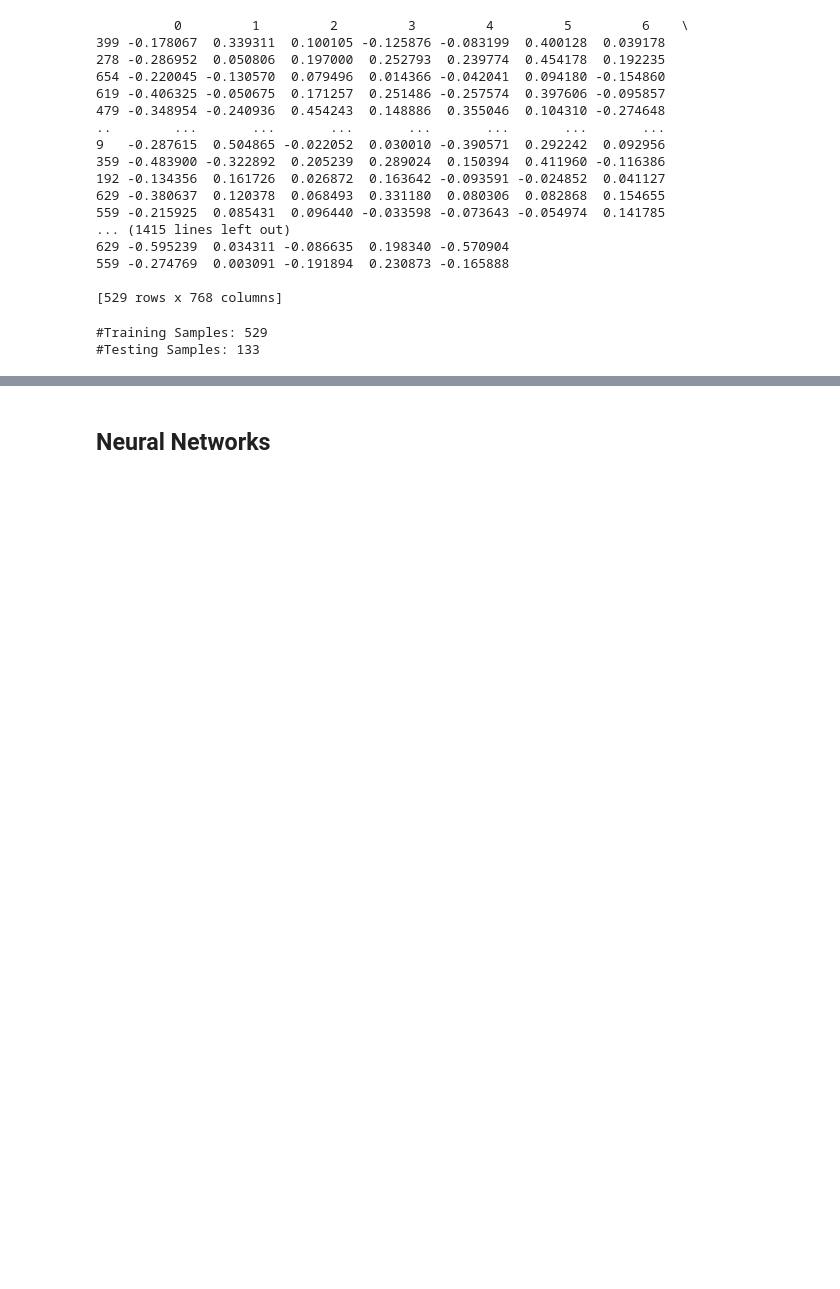
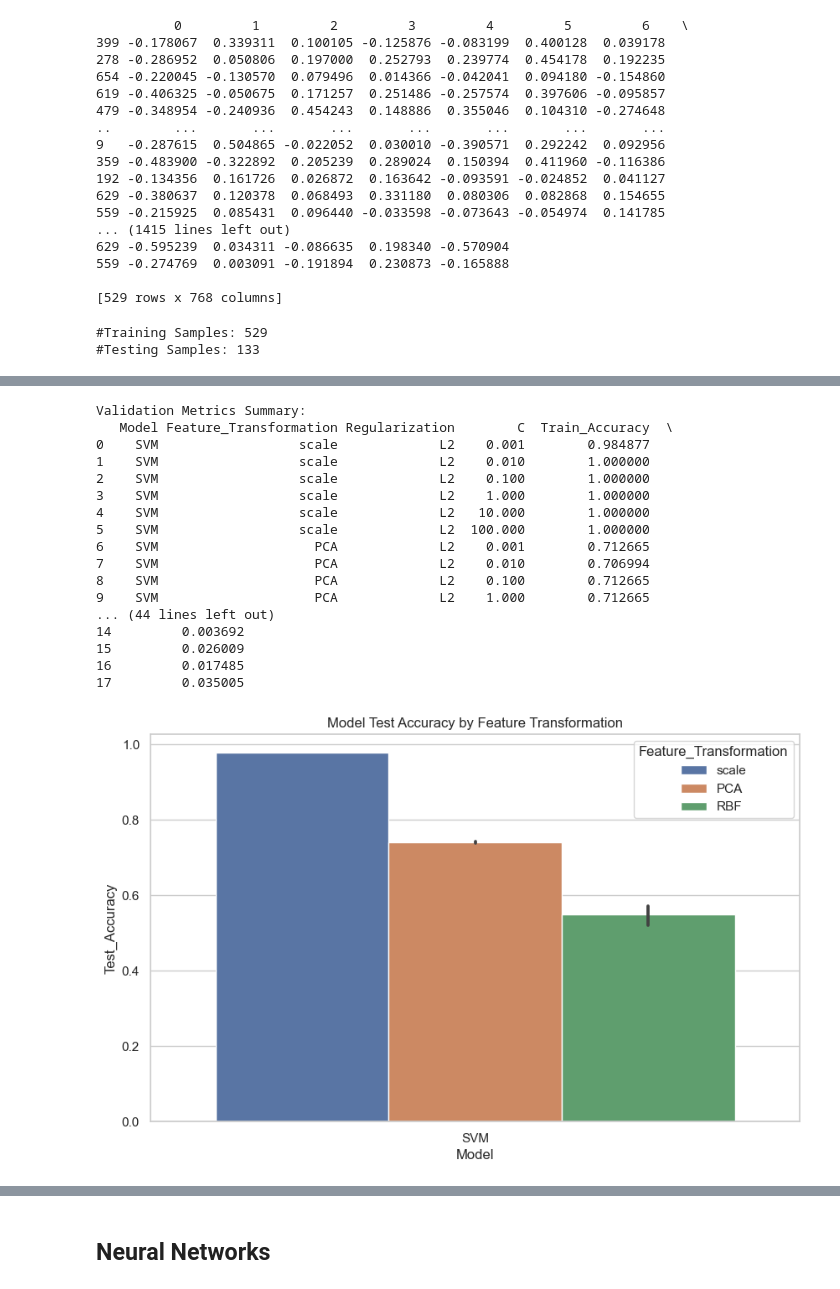
Before and after one commit to qianxichen233/CS-UY-4563-project, a Jupyter notebook: main.ipynb, the cells around one changed output, grey strips where cells are left out. Saved outputs shown, nothing was run; the diff lists cells and outputs as text; code cells hidden in the pictures; blank space fills up the shorter version.

Commit message:
add more graphs

```diff
--- a/main.ipynb
+++ b/main.ipynb
@@ -286,0 +567,37 @@ ROC AUC: 0.9908
+# %%
+def display_results():
+    results_df = pd.DataFrame(results)
+    print("Validation Metrics Summary:")
+    print(results_df)
+    print("\n")
+    # Save results to a CSV for future analysis
+    results_df.to_csv("validation_metrics_with_train.csv", index=False)
+    return results_df
+
+results_df = display_results()
+
+# Optional: Plot metrics for analysis
+sns.set(style="whitegrid")
+plt.figure(figsize=(10, 6))
+sns.barplot(data=results_df, x="Model", y="Test_Accuracy", hue="Feature_Transformation")
+plt.title("Model Test Accuracy by Feature Transformation")
+plt.show()
+# %% [output]
+Validation Metrics Summary:
+   Model Feature_Transformation Regularization        C  Train_Accuracy  \
+0    SVM                  scale             L2    0.001        0.984877
+1    SVM                  scale             L2    0.010        1.000000
+2    SVM                  scale             L2    0.100        1.000000
+3    SVM                  scale             L2    1.000        1.000000
+4    SVM                  scale             L2   10.000        1.000000
+5    SVM                  scale             L2  100.000        1.000000
+6    SVM                    PCA             L2    0.001        0.712665
+7    SVM                    PCA             L2    0.010        0.706994
+8    SVM                    PCA             L2    0.100        0.712665
+9    SVM                    PCA             L2    1.000        0.712665
+... (44 lines left out)
+14         0.003692
+15         0.026009
+16         0.017485
+17         0.035005
+[figure, added]
```
Also changed, not shown: parts of 16 cells of this notebook.
